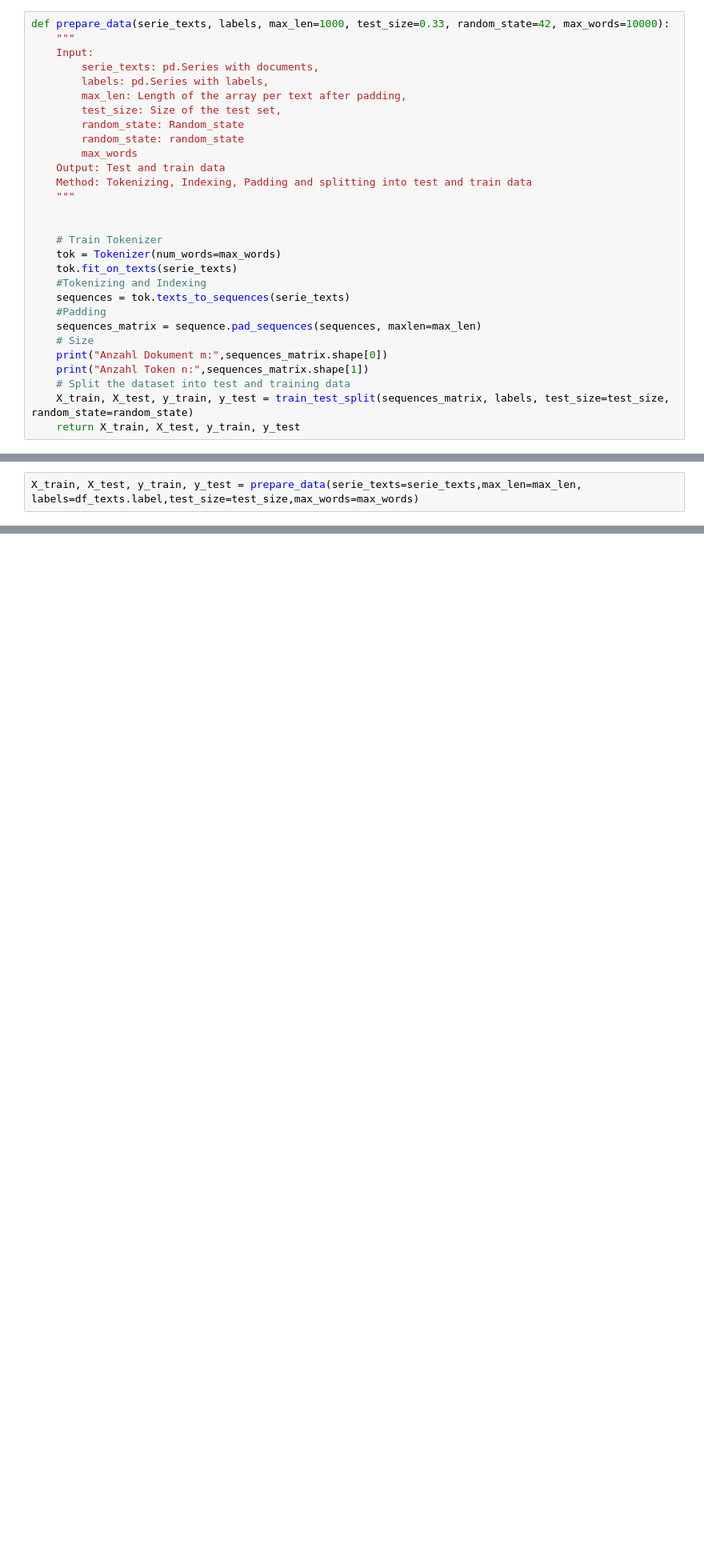
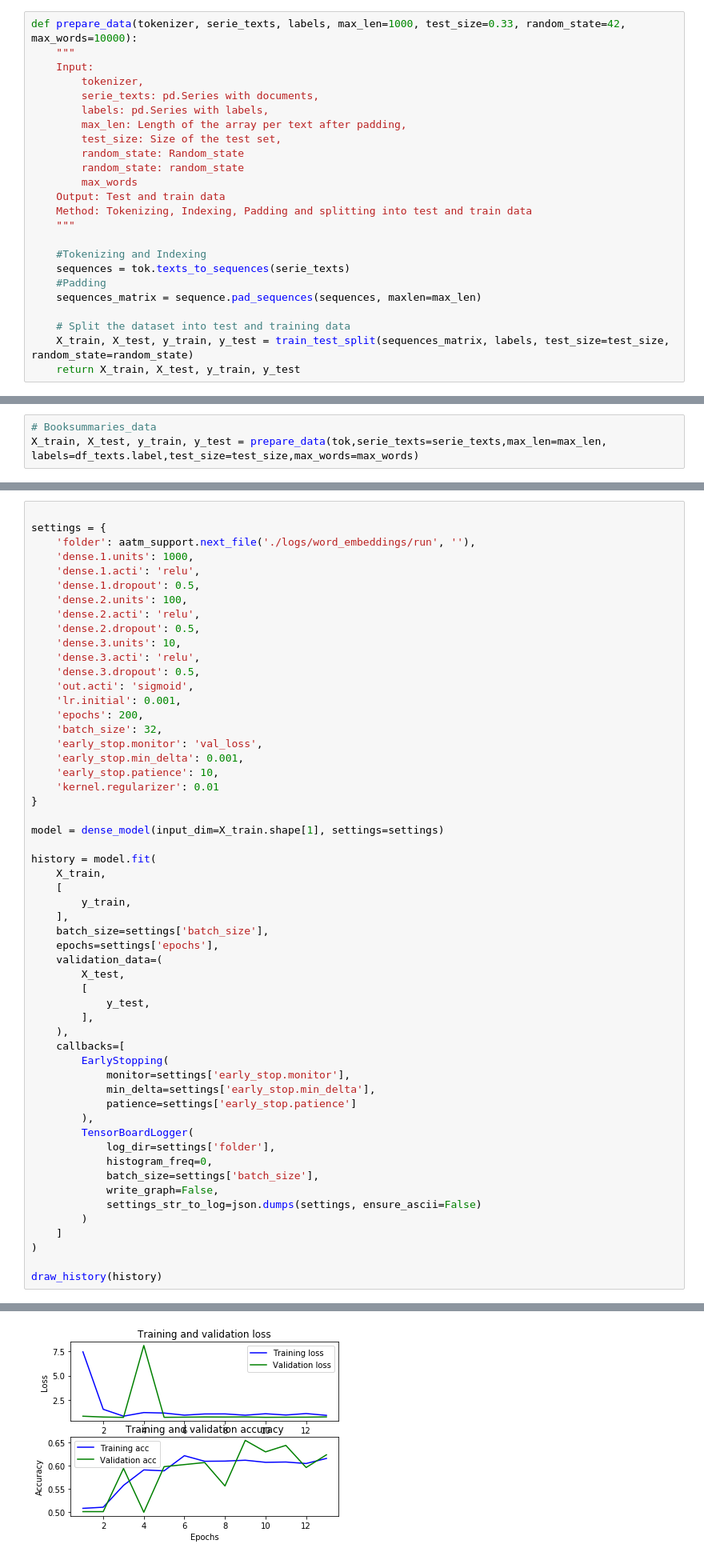
Before and after one commit to Jubke/AATM, a Jupyter notebook: LSTM-dataset_2.ipynb, the cells around one changed output, grey strips where cells are left out. Shown at 80% size. Cells and saved outputs as stored; diff of their text form; blank space fills up the shorter version.

```diff
--- a/LSTM-dataset_2.ipynb
+++ b/LSTM-dataset_2.ipynb
@@ -60,9 +86,10 @@ Für die weiteren Schritte müssen die Längen der Arrays angeglichen werden. Hi
 
 Anschließend wird das Datenset in Trainings- und Testdaten unterteilt.
 # %%
-def prepare_data(serie_texts, labels, max_len=1000, test_size=0.33, random_state=42, max_words=10000):
+def prepare_data(tokenizer, serie_texts, labels, max_len=1000, test_size=0.33, random_state=42, max_words=10000):
     """
     Input:
+        tokenizer,
         serie_texts: pd.Series with documents,
         labels: pd.Series with labels,
         max_len: Length of the array per text after padding,
@@ -74,17 +101,11 @@ def prepare_data(serie_texts, labels, max_len=1000, test_size=0.33, random_state
     Method: Tokenizing, Indexing, Padding and splitting into test and train data
     """
 
-
-    # Train Tokenizer
-    tok = Tokenizer(num_words=max_words)
-    tok.fit_on_texts(serie_texts)
     #Tokenizing and Indexing
     sequences = tok.texts_to_sequences(serie_texts)
     #Padding
     sequences_matrix = sequence.pad_sequences(sequences, maxlen=max_len)
-    # Size
-    print("Anzahl Dokument m:",sequences_matrix.shape[0])
-    print("Anzahl Token n:",sequences_matrix.shape[1])
+
     # Split the dataset into test and training data
     X_train, X_test, y_train, y_test = train_test_split(sequences_matrix, labels, test_size=test_size, random_state=random_state)
     return X_train, X_test, y_train, y_test
@@ -150,5 +175,6 @@ max_words=10000
 # %%
-X_train, X_test, y_train, y_test = prepare_data(serie_texts=serie_texts,max_len=max_len, labels=df_texts.label,test_size=test_size,max_words=max_words)
+# Booksummaries_data
+X_train, X_test, y_train, y_test = prepare_data(tok,serie_texts=serie_texts,max_len=max_len, labels=df_texts.label,test_size=test_size,max_words=max_words)
 # %% [output]
 Anzahl Dokument m: 29588
 Anzahl Token n: 1000
@@ -272,0 +415,56 @@ Epoch 500/500
+# %%
+
+settings = {
+    'folder': aatm_support.next_file('./logs/word_embeddings/run', ''),
+    'dense.1.units': 1000,
+    'dense.1.acti': 'relu',
+    'dense.1.dropout': 0.5,
+    'dense.2.units': 100,
+    'dense.2.acti': 'relu',
+    'dense.2.dropout': 0.5,
+    'dense.3.units': 10,
+    'dense.3.acti': 'relu',
+    'dense.3.dropout': 0.5,
+    'out.acti': 'sigmoid',
+    'lr.initial': 0.001,
+    'epochs': 200,
+    'batch_size': 32,
+    'early_stop.monitor': 'val_loss',
+    'early_stop.min_delta': 0.001,
+    'early_stop.patience': 10,
+    'kernel.regularizer': 0.01
+}
+
+model = dense_model(input_dim=X_train.shape[1], settings=settings)
+
+history = model.fit(
+    X_train,
+    [
+        y_train,
+    ],
+    batch_size=settings['batch_size'],
+    epochs=settings['epochs'],
+    validation_data=(
+        X_test,
+        [
+            y_test,
+        ],
+    ),
+    callbacks=[
+        EarlyStopping(
+            monitor=settings['early_stop.monitor'],
+            min_delta=settings['early_stop.min_delta'],
+            patience=settings['early_stop.patience']
+        ),
+        TensorBoardLogger(
+            log_dir=settings['folder'],
+            histogram_freq=0,
+            batch_size=settings['batch_size'],
+            write_graph=False,
+            settings_str_to_log=json.dumps(settings, ensure_ascii=False)
+        )
+    ]
+)
+
+draw_history(history)
+# %% [output]
@@ -272,0 +488 @@ Epoch 500/500
+[figure, added]
```
Also changed, not shown: parts of 58 cells of this notebook.
